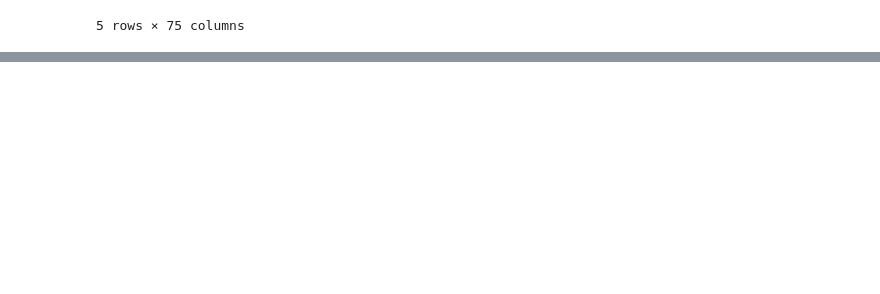
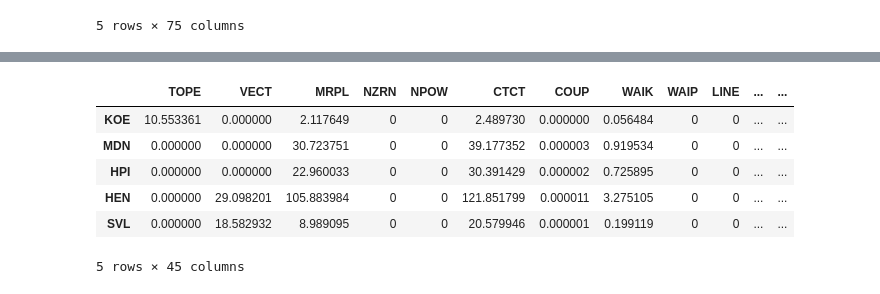
Before and after one commit to ElectricityAuthority/tracing, a Jupyter notebook: trace_post_processing_1.ipynb, the cells around one changed output, grey strips where cells are left out. Cells and saved outputs as stored; diff of their text form; code cells hidden in the pictures; blank space fills up the shorter version.

```diff
--- a/trace_post_processing_1.ipynb
+++ b/trace_post_processing_1.ipynb
@@ -179,0 +186,10 @@ su.head()
+# %%
+su_gen.head(5)
+# %% [output]
+|  | TOPE | VECT | MRPL | NZRN | NPOW | CTCT | COUP | WAIK | WAIP | LINE | ... | ... |
+| KOE | 10.553361 | 0.000000 | 2.117649 | 0 | 0 | 2.489730 | 0.000000 | 0.056484 | 0 | 0 | ... | ... |
+| MDN | 0.000000 | 0.000000 | 30.723751 | 0 | 0 | 39.177352 | 0.000003 | 0.919534 | 0 | 0 | ... | ... |
+| HPI | 0.000000 | 0.000000 | 22.960033 | 0 | 0 | 30.391429 | 0.000002 | 0.725895 | 0 | 0 | ... | ... |
+| HEN | 0.000000 | 29.098201 | 105.883984 | 0 | 0 | 121.851799 | 0.000011 | 3.275105 | 0 | 0 | ... | ... |
+| SVL | 0.000000 | 18.582932 | 8.989095 | 0 | 0 | 20.579946 | 0.000001 | 0.199119 | 0 | 0 | ... | ... |
+5 rows × 45 columns
```
Also changed, not shown: parts of 14 cells of this notebook, 7 other files.
